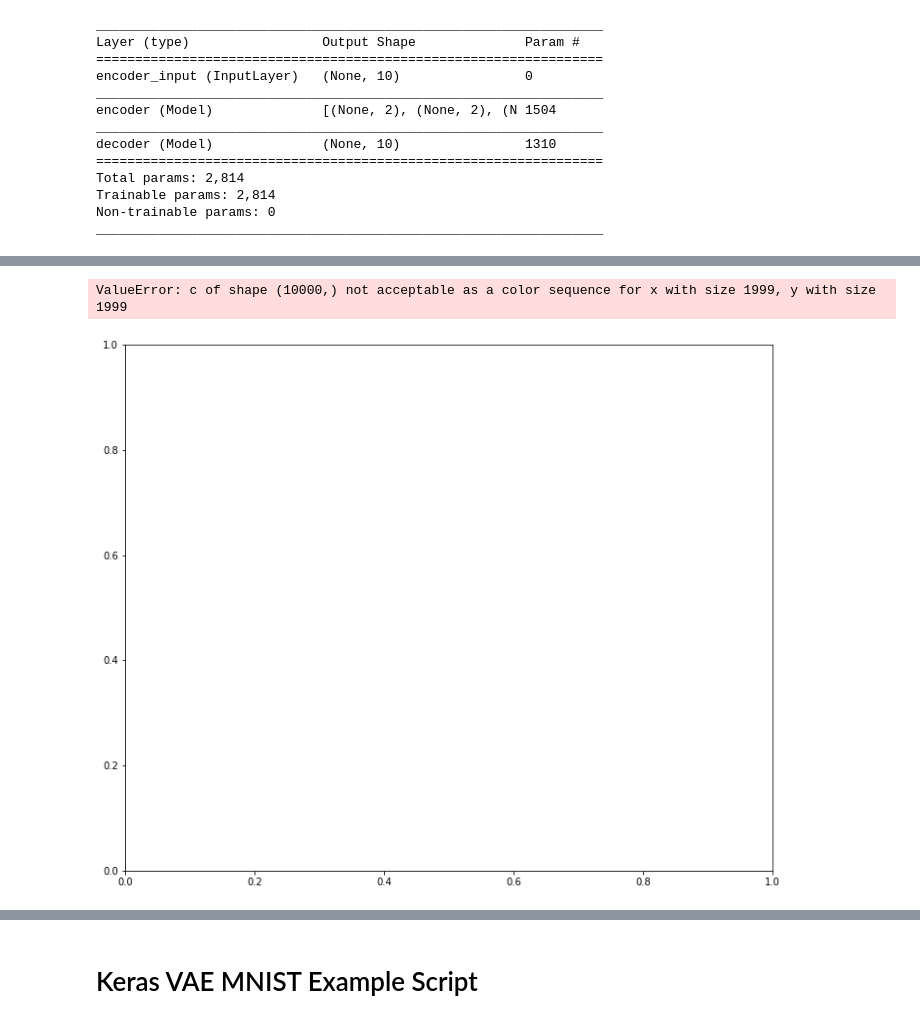
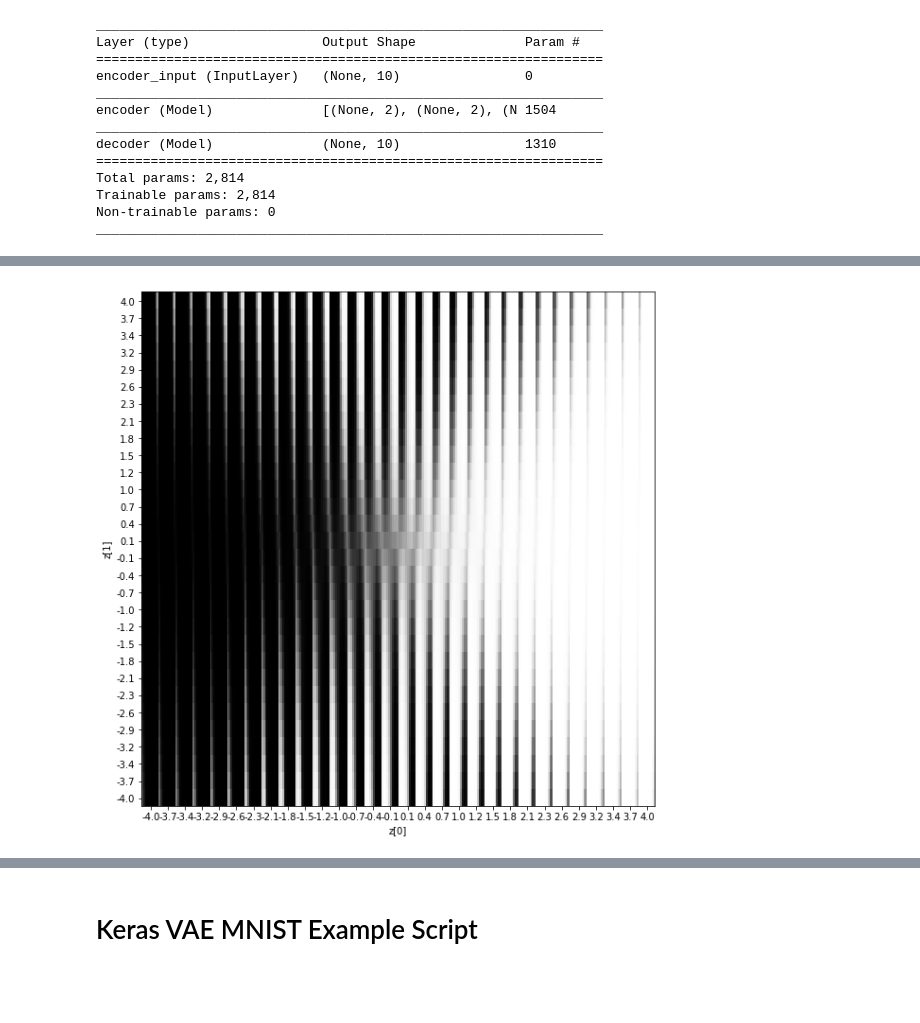
Before and after one commit to ktucker27/quantumML, a Jupyter notebook: python/quantum_vae.ipynb, the cells around one changed output, grey strips where cells are left out. Drawn from its saved outputs; the diff is of its cells as text; code cells hidden in the pictures; blank space fills up the shorter version.

Commit message:
Updates to VAE notebook, including plots versus latent variables

```diff
--- a/python/quantum_vae.ipynb
+++ b/python/quantum_vae.ipynb
@@ -196,8 +278,7 @@ np.savetxt('/Users/tuckerkj/Google Drive/Research/QML/data/quc_examples/Tutorial
 # %%
-plot_results(models,
-             data,
-             batch_size=batch_size,
-             model_name="vae_mlp")
+plot_qvae_results(models,
+                 data,
+                 batch_size=batch_size,
+                 model_name="vae_test")
 # %% [output]
-ValueError: c of shape (10000,) not acceptable as a color sequence for x with size 1999, y with size 1999
-[figure, old version]
+[figure, new version]
```
Also changed, not shown: parts of 14 cells of this notebook.
